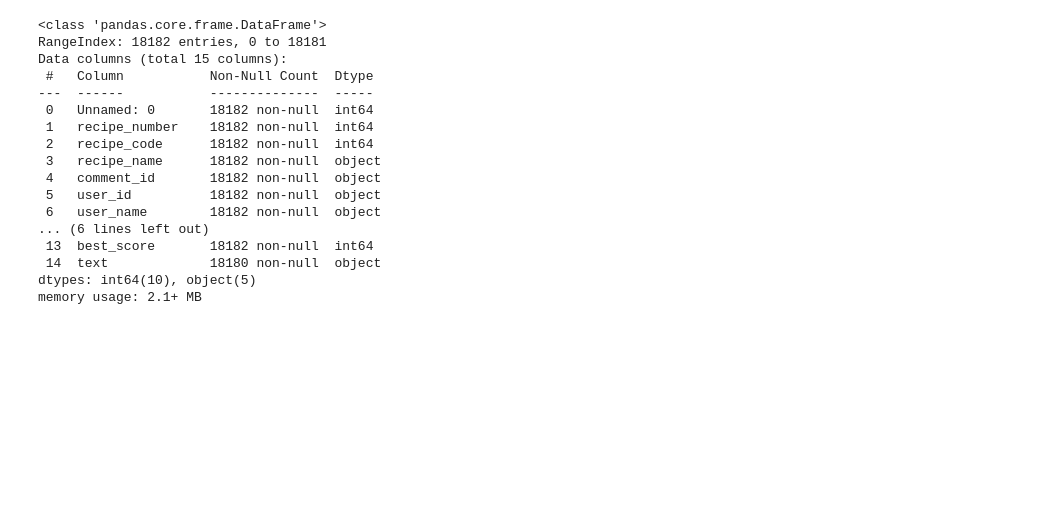
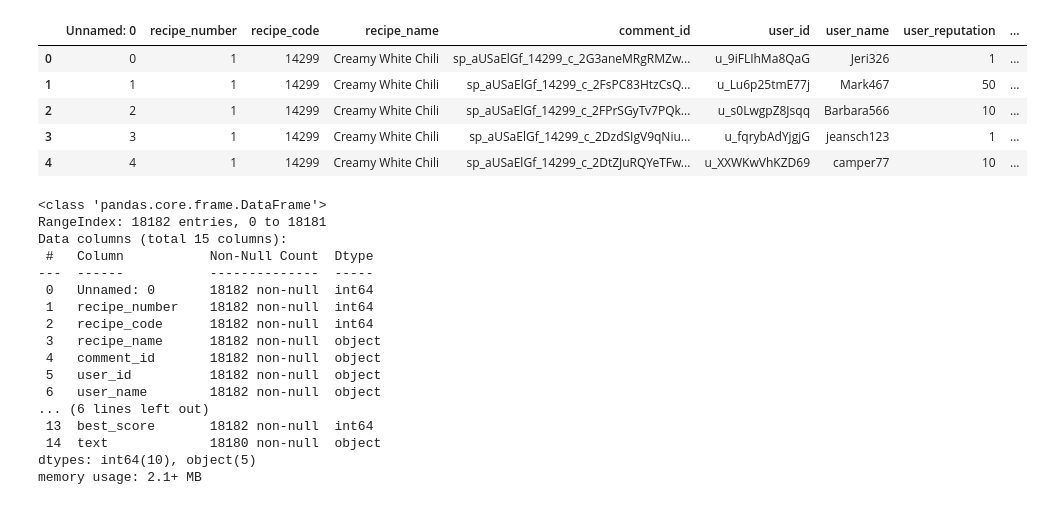
Before and after one commit to mn42899/data_scienceii, a Jupyter notebook: final exam_prep_ella.ipynb, the cells around one changed output. Cells and saved outputs as stored; diff of their text form; code cells hidden in the pictures; blank space fills up the shorter version.

```diff
--- a/final exam_prep_ella.ipynb
+++ b/final exam_prep_ella.ipynb
@@ -49,3 +17,12 @@ df
+# %%
+df.head()
+# %% [output]
+|  | Unnamed: 0 | recipe_number | recipe_code | recipe_name | comment_id | user_id | user_name | user_reputation | ... |
+| 0 | 0 | 1 | 14299 | Creamy White Chili | sp_aUSaElGf_14299_c_2G3aneMRgRMZw... | u_9iFLIhMa8QaG | Jeri326 | 1 | ... |
+| 1 | 1 | 1 | 14299 | Creamy White Chili | sp_aUSaElGf_14299_c_2FsPC83HtzCsQ... | u_Lu6p25tmE77j | Mark467 | 50 | ... |
+| 2 | 2 | 1 | 14299 | Creamy White Chili | sp_aUSaElGf_14299_c_2FPrSGyTv7PQk... | u_s0LwgpZ8Jsqq | Barbara566 | 10 | ... |
+| 3 | 3 | 1 | 14299 | Creamy White Chili | sp_aUSaElGf_14299_c_2DzdSIgV9qNiu... | u_fqrybAdYjgjG | jeansch123 | 1 | ... |
+| 4 | 4 | 1 | 14299 | Creamy White Chili | sp_aUSaElGf_14299_c_2DtZJuRQYeTFw... | u_XXWKwVhKZD69 | camper77 | 10 | ... |
 # %%
 df.info()
 # %% [output]
```
Also changed, not shown: parts of 9 cells of this notebook.
